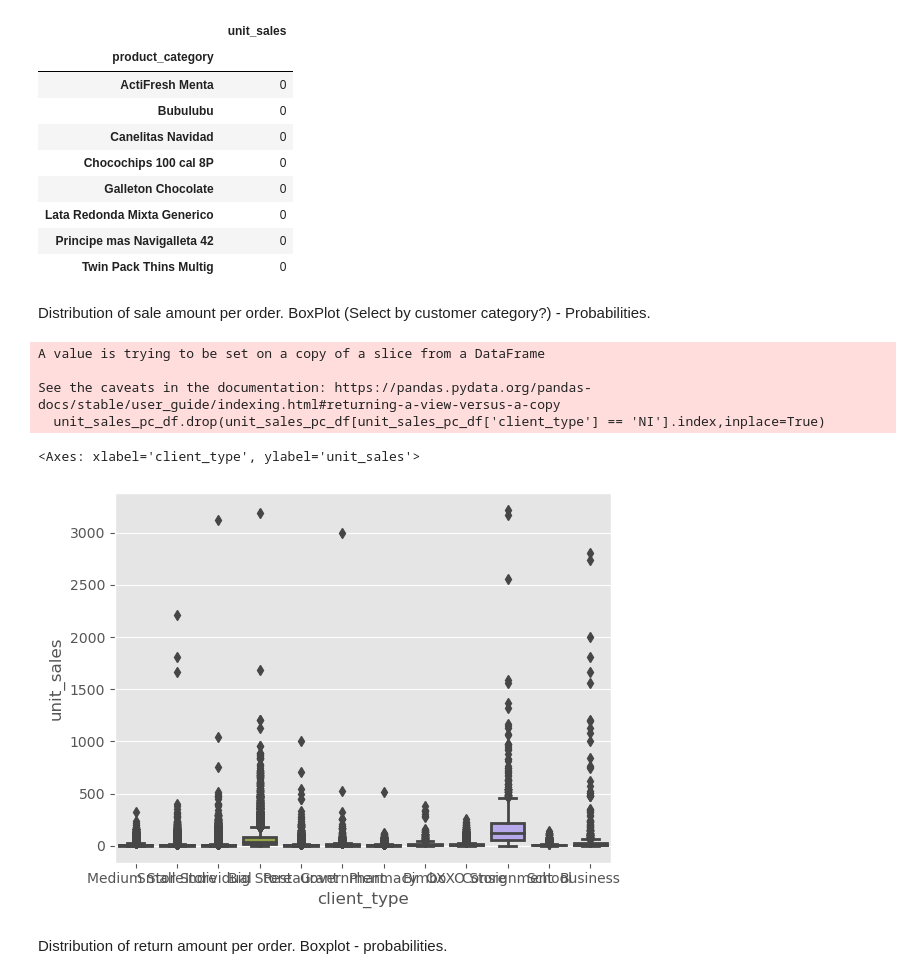
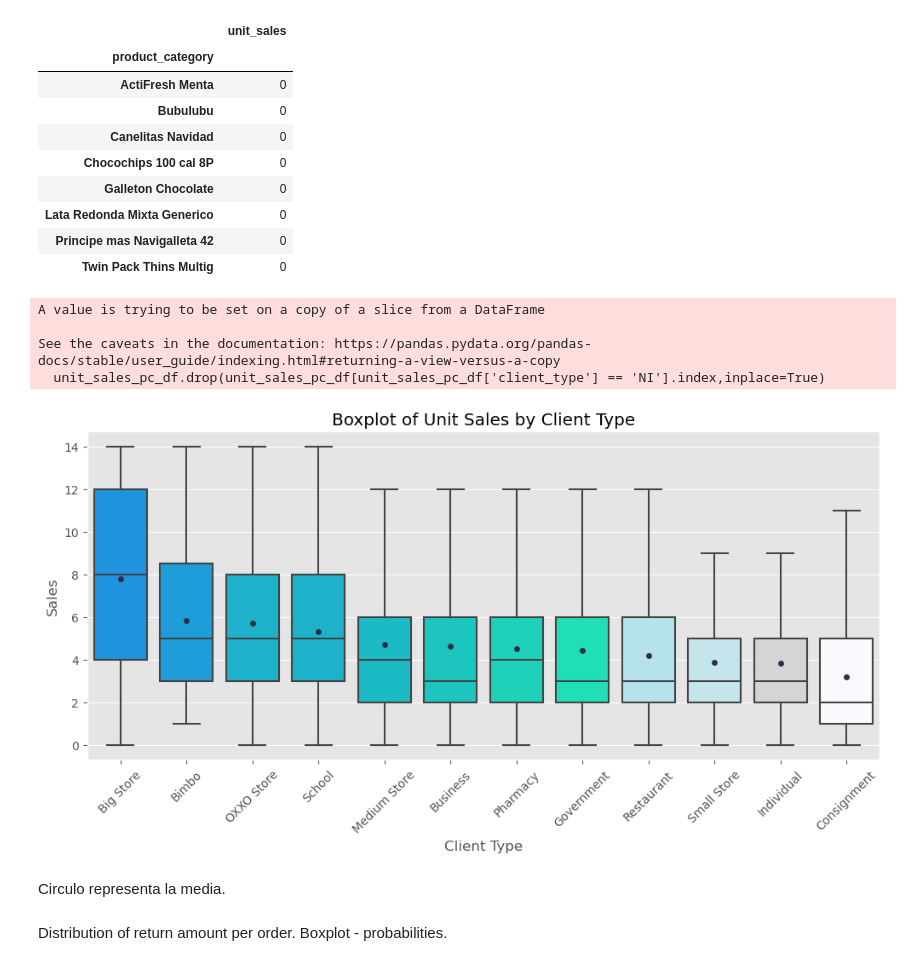
Before and after one commit to SimplySanti/FilRouge_Bimbo_Inventory, a Jupyter notebook: exploratory_analysis.ipynb, the cells around one changed output. Drawn from its saved outputs; the diff is of its cells as text; code cells hidden in the pictures.

Commit message:
Added boxplots

```diff
--- a/exploratory_analysis.ipynb
+++ b/exploratory_analysis.ipynb
@@ -274,21 +274,46 @@ df_products
 | Lata Redonda Mixta Generico | 0 |
 | Principe mas Navigalleta 42 | 0 |
 | Twin Pack Thins Multig | 0 |
-# %% [markdown]
-Distribution of sale amount per order. BoxPlot (Select by customer category?) - Probabilities.
-# %%
-unit_sales_pc_df = df[['unit_sales','client_type']]
-unit_sales_pc_df.drop(unit_sales_pc_df[unit_sales_pc_df['client_type'] == 'NI'].index,inplace=True)
-unit_sales_pc_df
-
-sns.boxplot(data=unit_sales_pc_df,x='client_type',y='unit_sales')
-# %% [output]
-A value is trying to be set on a copy of a slice from a DataFrame
-
-See the caveats in the documentation: https://pandas.pydata.org/pandas-docs/stable/user_guide/indexing.html#returning-a-view-versus-a-copy
-  unit_sales_pc_df.drop(unit_sales_pc_df[unit_sales_pc_df['client_type'] == 'NI'].index,inplace=True)
-<Axes: xlabel='client_type', ylabel='unit_sales'>
-[figure, removed]
+# %%
+unit_sales_pc_df = df[['unit_sales','client_type']]
+unit_sales_pc_df.drop(unit_sales_pc_df[unit_sales_pc_df['client_type'] == 'NI'].index,inplace=True)
+
+iqr = unit_sales_pc_df['unit_sales'].quantile(0.75) - df['unit_sales'].quantile(0.25)
+df_unit_sales_f = unit_sales_pc_df[unit_sales_pc_df['unit_sales'] <= (unit_sales_pc_df['unit_sales'].quantile(0.75) + 1.5 * iqr)]
+df_unit_sales_f = df_unit_sales_f[df_unit_sales_f['unit_sales'] >= (unit_sales_pc_df['unit_sales'].quantile(0.25) - 1.5 * iqr)]
+
+plt.figure(figsize=(12,5))
+
+custom_palette = {"Medium Store": '#00d3e0', "Small Store": '#bde9f3', "Individual":'#d5d5d5',"Big Store":"#0099ff",'Restaurant':'#ade8f4','Government':'#00ffc8','Pharmacy':'#00f0d0','Bimbo':'#00a8f7','OXXO Store':'#00c5e7',
+                  'Consignment':'#f8f8ff','School':'#00c5e7','Business':'#00e2d8'}
+
+sorted_index_desc = df_unit_sales_f.groupby('client_type')['unit_sales'].mean().sort_values(ascending=False).index
+
+sns.boxplot(
+    x='client_type',
+    y='unit_sales',
+    showfliers=False,  # Do not plot outliers
+    showmeans=True,  # Add a mean line to the plot
+    meanprops=dict(marker='o', markeredgecolor='#2d3047', markerfacecolor='#2d3047', markersize=2,markeredgewidth=3),  # Customize mean marker
+    data=df_unit_sales_f,
+    palette=custom_palette,
+    order=sorted_index_desc
+)
+
+plt.title('Boxplot of Unit Sales by Client Type')
+plt.xticks(rotation=45)
+plt.xlabel('Client Type')
+plt.ylabel('Sales')
+
+plt.show()
+# %% [output]
+A value is trying to be set on a copy of a slice from a DataFrame
+
+See the caveats in the documentation: https://pandas.pydata.org/pandas-docs/stable/user_guide/indexing.html#returning-a-view-versus-a-copy
+  unit_sales_pc_df.drop(unit_sales_pc_df[unit_sales_pc_df['client_type'] == 'NI'].index,inplace=True)
+[figure, added]
+# %% [markdown]
+Circulo representa la media.
 # %% [markdown]
 Distribution of return amount per order. Boxplot - probabilities.
 # %%
```
